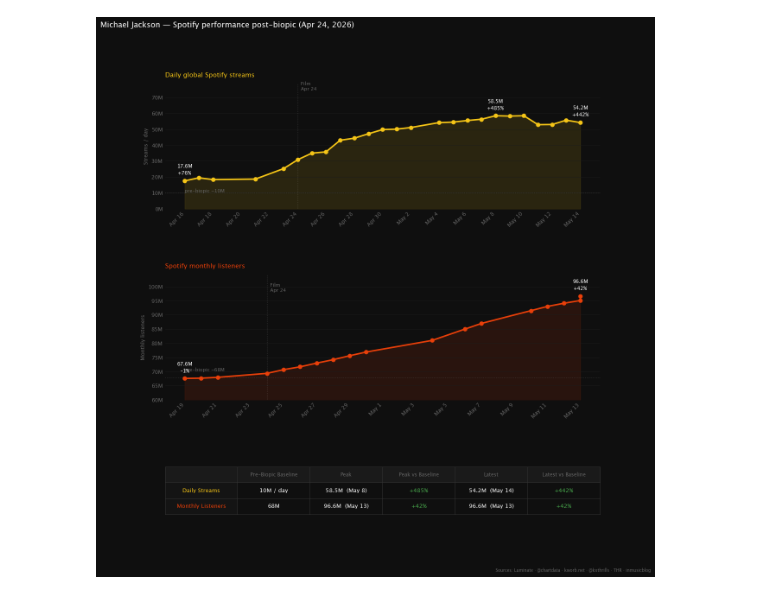
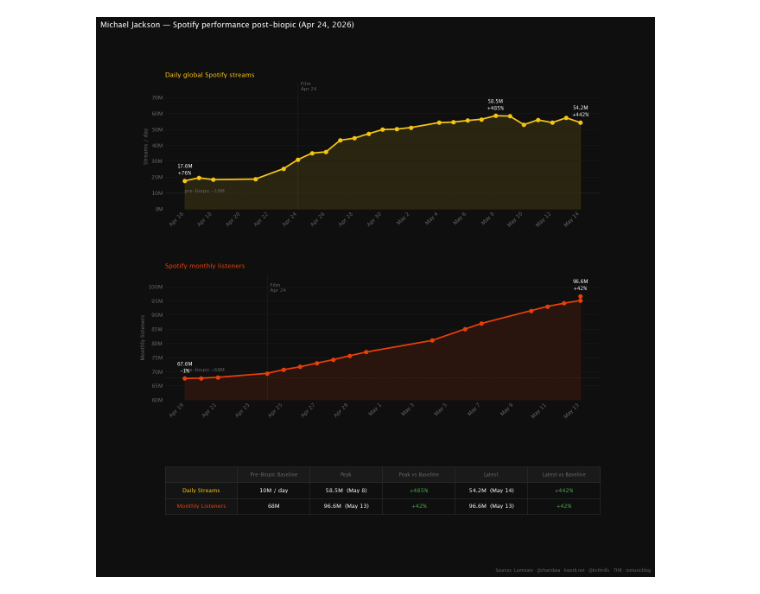
Before and after one commit to john15young/MichaelJacksonSpotifyAnalyticsPost2026MovieRelease, a Jupyter notebook: Streaming Analytics: Michael Jackson 2026 Movie.ipynb, the cells around one changed output. Cells and saved outputs as stored; diff of their text form; code cells hidden in the pictures.

```diff
--- a/Streaming Analytics: Michael Jackson 2026 Movie.ipynb
+++ b/Streaming Analytics: Michael Jackson 2026 Movie.ipynb
@@ -25,10 +25,10 @@ streams_data = [                                  # ('YYYY-MM-DD', millions)
     ('2026-05-07', 56.3),
     ('2026-05-08', 58.5),
     ('2026-05-09', 58.3),
-    ('2026-05-10', 58.5),
-    ('2026-05-11', 52.9),
-    ('2026-05-12', 53.0),
-    ('2026-05-13', 55.7),
+    ('2026-05-10', 52.9),
+    ('2026-05-11', 55.9),
+    ('2026-05-12', 54.2),
+    ('2026-05-13', 57.2),
     ('2026-05-14', 54.2),
 ]
 
@@ -146,23 +146,23 @@ tbl = ax3.table(
     colLabels=col_labels, cellLoc='center', loc='center',
 )
 tbl.auto_set_font_size(False)
 tbl.set_fontsize(9.5)
 tbl.scale(1, 2.2)
 
 for (row, col), cell in tbl.get_celld().items():
     cell.set_facecolor(BG)
     cell.set_edgecolor('#333333')
     cell.set_linewidth(0.8)
     cell.set_text_props(color=WHITE)
     if row == 0:
         cell.set_facecolor('#1a1a1a')
         cell.set_text_props(color=MUTED, fontsize=8.5, fontweight='bold')
     if col == 0 and row > 0:
         cell.set_facecolor('#141414')
         cell.set_text_props(color=YELLOW if row == 1 else RED, fontweight='bold')
     if col in (3, 5) and row > 0:
         cell.set_text_props(color=GREEN, fontweight='bold')
 
 plt.show()
 # %% [output]
-[figure, old version]
+[figure, new version]
```
